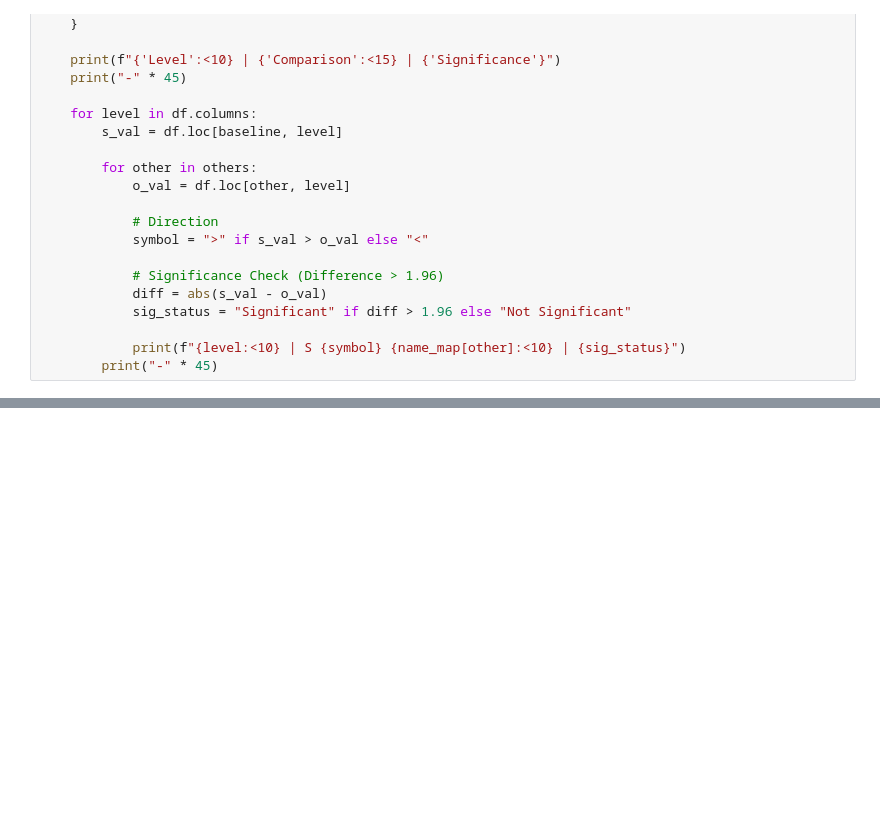
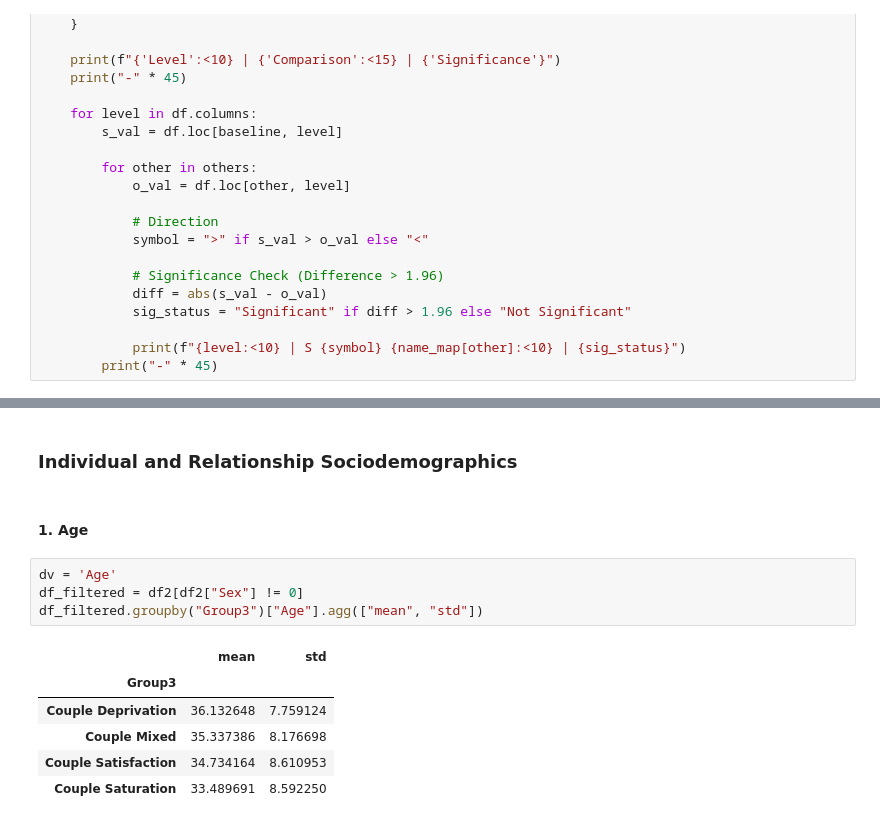
Before and after one commit to EdgardoCS/touchCouples, a Jupyter notebook: 2-descriptive_stats.ipynb, the cells around one changed output, grey strips where cells are left out. Drawn from its saved outputs; the diff is of its cells as text; blank space fills up the shorter version.

```diff
--- a/2-descriptive_stats.ipynb
+++ b/2-descriptive_stats.ipynb
@@ -895,0 +218,15 @@ Self-esteem                11.56  2.64
+# %% [markdown]
+### Individual and Relationship Sociodemographics
+# %% [markdown]
+#### 1. Age
+# %%
+dv = 'Age'
+df_filtered = df2[df2["Sex"] != 0]
+df_filtered.groupby("Group3")["Age"].agg(["mean", "std"])
+# %% [output]
+|  | mean | std |
+| Group3 |  |  |
+| Couple Deprivation | 36.132648 | 7.759124 |
+| Couple Mixed | 35.337386 | 8.176698 |
+| Couple Satisfaction | 34.734164 | 8.610953 |
+| Couple Saturation | 33.489691 | 8.592250 |
```
Also changed, not shown: parts of 74 cells of this notebook, 4 other files.
